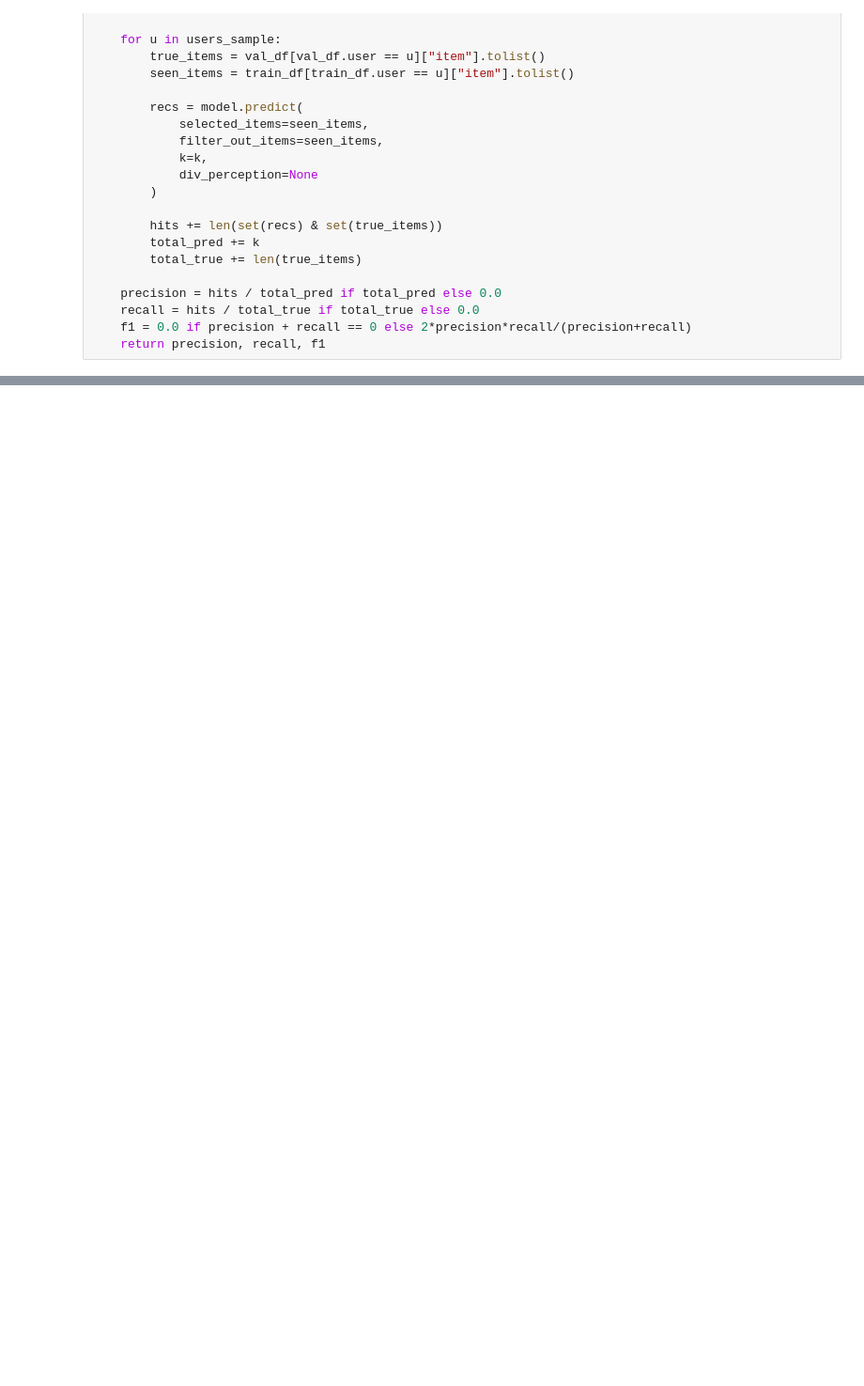
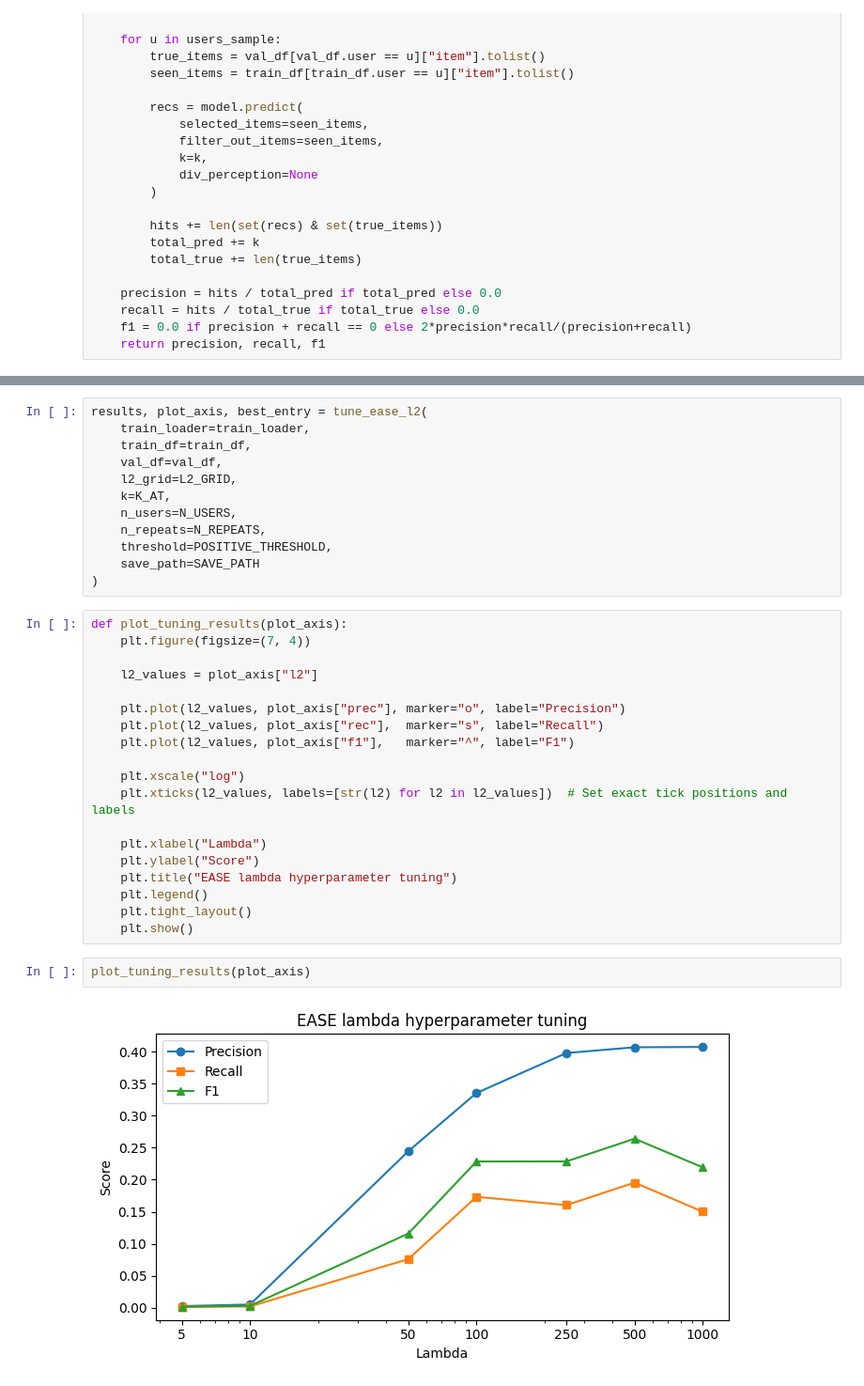
Before and after one commit to RichardFedak/llm-diversity, a Jupyter notebook: experiment/EasyStudy/server/static/datasets/ml-latest/ease_l2.ipynb, the cells around one changed output, grey strips where cells are left out. Shown at 94% size. Cells and saved outputs as stored; diff of their text form; blank space fills up the shorter version.

Commit message:
EASE L2 tuning

```diff
--- a/experiment/EasyStudy/server/static/datasets/ml-latest/ease_l2.ipynb
+++ b/experiment/EasyStudy/server/static/datasets/ml-latest/ease_l2.ipynb
@@ -271,0 +257,35 @@ Best l2 (F1@10) -> 2000  (P=0.476, R=0.115, F1=0.184, fit=40.59s)
+# %%
+results, plot_axis, best_entry = tune_ease_l2(
+    train_loader=train_loader,
+    train_df=train_df,
+    val_df=val_df,
+    l2_grid=L2_GRID,
+    k=K_AT,
+    n_users=N_USERS,
+    n_repeats=N_REPEATS,
+    threshold=POSITIVE_THRESHOLD,
+    save_path=SAVE_PATH
+)
+# %%
+def plot_tuning_results(plot_axis):
+    plt.figure(figsize=(7, 4))
+
+    l2_values = plot_axis["l2"]
+
+    plt.plot(l2_values, plot_axis["prec"], marker="o", label="Precision")
+    plt.plot(l2_values, plot_axis["rec"],  marker="s", label="Recall")
+    plt.plot(l2_values, plot_axis["f1"],   marker="^", label="F1")
+
+    plt.xscale("log")
+    plt.xticks(l2_values, labels=[str(l2) for l2 in l2_values])  # Set exact tick positions and labels
+
+    plt.xlabel("Lambda")
+    plt.ylabel("Score")
+    plt.title("EASE lambda hyperparameter tuning")
+    plt.legend()
+    plt.tight_layout()
+    plt.show()
+# %%
+plot_tuning_results(plot_axis)
+# %% [output]
+[figure, added]
```
Also changed, not shown: parts of 3 cells of this notebook.
